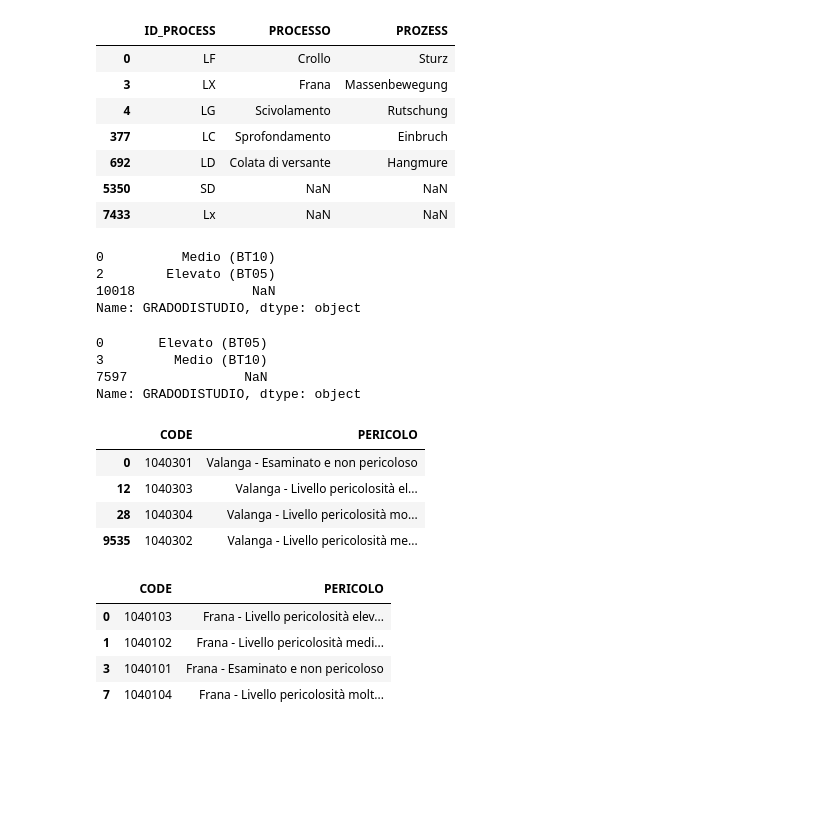
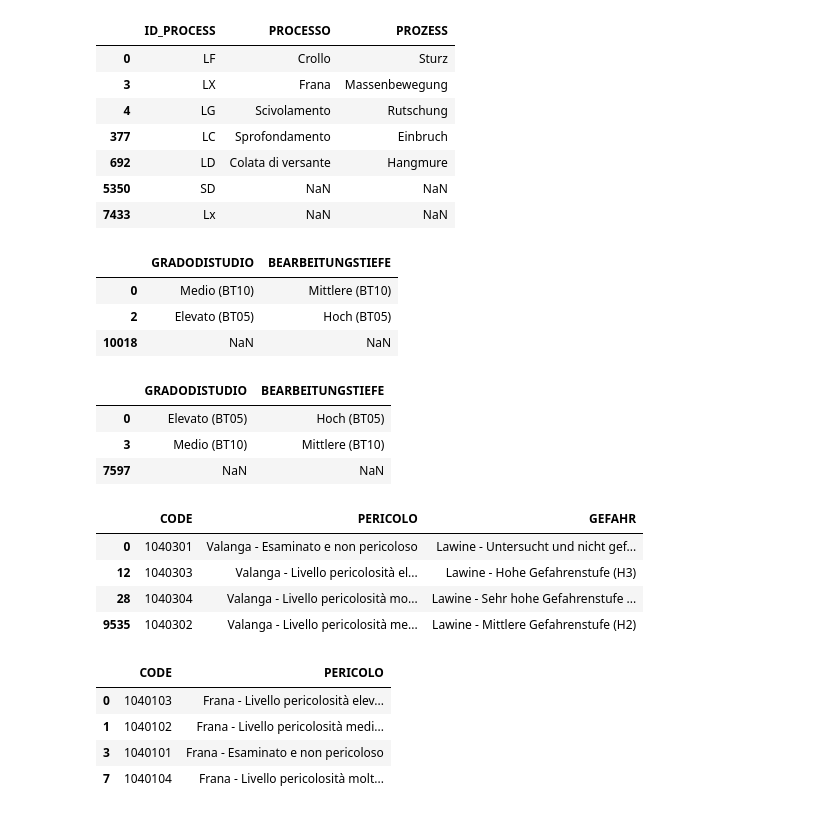
Before and after one commit to Hoegen/Data-Curation-Project, a Jupyter notebook: 0. EDA.ipynb, the cells around one changed output. Drawn from its saved outputs; the diff is of its cells as text; code cells hidden in the pictures; blank space fills up the shorter version.

```diff
--- a/0. EDA.ipynb
+++ b/0. EDA.ipynb
@@ -931,27 +931,27 @@ landslides[['ID_PROCESS', 'PROCESSO', 'PROZESS']].drop_duplicates()
 | 5350 | SD | NaN | NaN |
 | 7433 | Lx | NaN | NaN |
 # %%
-avalanches['GRADODISTUDIO'].drop_duplicates()
+avalanches[['GRADODISTUDIO', 'BEARBEITUNGSTIEFE']].drop_duplicates()
 # %% [output]
-0          Medio (BT10)
-2        Elevato (BT05)
-10018               NaN
-Name: GRADODISTUDIO, dtype: object
+|  | GRADODISTUDIO | BEARBEITUNGSTIEFE |
+| 0 | Medio (BT10) | Mittlere (BT10) |
+| 2 | Elevato (BT05) | Hoch (BT05) |
+| 10018 | NaN | NaN |
 # %%
-landslides['GRADODISTUDIO'].drop_duplicates()
+landslides[['GRADODISTUDIO', 'BEARBEITUNGSTIEFE']].drop_duplicates()
 # %% [output]
-0       Elevato (BT05)
-3         Medio (BT10)
-7597               NaN
-Name: GRADODISTUDIO, dtype: object
+|  | GRADODISTUDIO | BEARBEITUNGSTIEFE |
+| 0 | Elevato (BT05) | Hoch (BT05) |
+| 3 | Medio (BT10) | Mittlere (BT10) |
+| 7597 | NaN | NaN |
 # %%
-avalanches[['CODE', 'PERICOLO']].drop_duplicates()
+avalanches[['CODE', 'PERICOLO', 'GEFAHR']].drop_duplicates()
 # %% [output]
-|  | CODE | PERICOLO |
-| 0 | 1040301 | Valanga - Esaminato e non pericoloso |
-| 12 | 1040303 | Valanga - Livello pericolosità el... |
-| 28 | 1040304 | Valanga - Livello pericolosità mo... |
-| 9535 | 1040302 | Valanga - Livello pericolosità me... |
+|  | CODE | PERICOLO | GEFAHR |
+| 0 | 1040301 | Valanga - Esaminato e non pericoloso | Lawine - Untersucht und nicht gef... |
+| 12 | 1040303 | Valanga - Livello pericolosità el... | Lawine - Hohe Gefahrenstufe (H3) |
+| 28 | 1040304 | Valanga - Livello pericolosità mo... | Lawine - Sehr hohe Gefahrenstufe ... |
+| 9535 | 1040302 | Valanga - Livello pericolosità me... | Lawine - Mittlere Gefahrenstufe (H2) |
 # %%
 landslides[['CODE', 'PERICOLO']].drop_duplicates()
 # %% [output]
```
Also changed, not shown: 5 other files.
